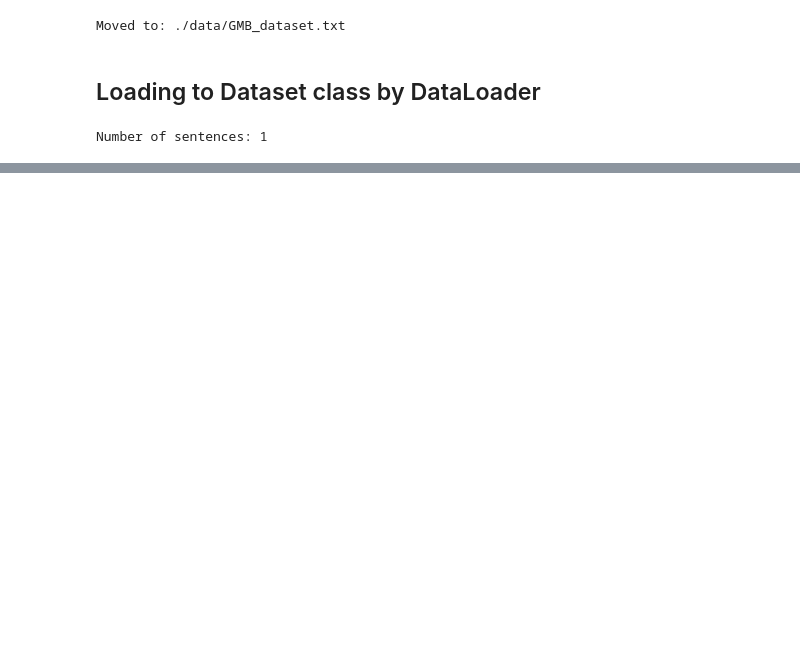
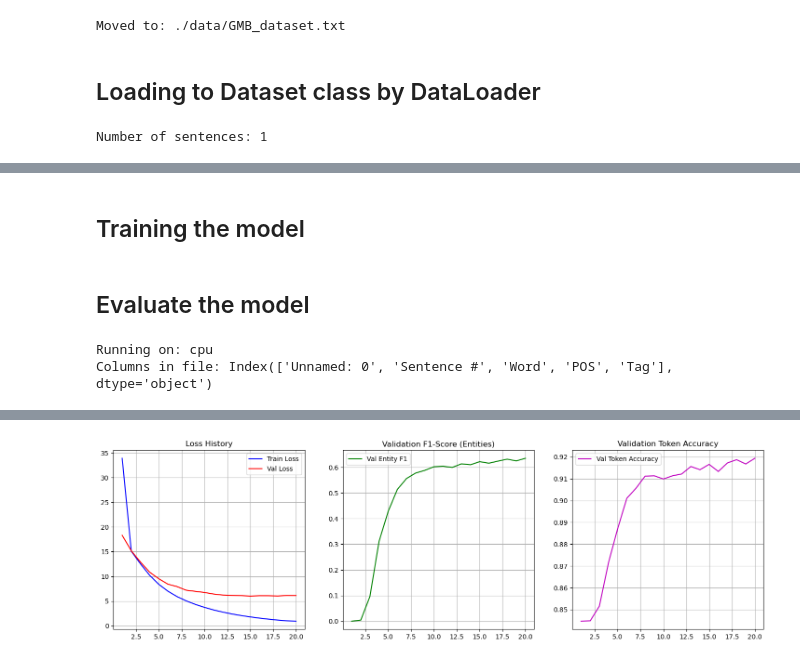
Before and after one commit to khangbkk23/NER_Bidirectional_LSTM, a Jupyter notebook: pipeline.ipynb, the cells around one changed output, grey strips where cells are left out. Drawn from its saved outputs; the diff is of its cells as text; code cells hidden in the pictures; blank space fills up the shorter version.

```diff
--- a/pipeline.ipynb
+++ b/pipeline.ipynb
@@ -133,0 +133,7 @@ Columns in file: Index(['Unnamed: 0', 'Sentence #', 'Word', 'POS', 'Tag'], dtype
+# %%
+def collate_fn(batch):
+    sentences, tags = zip(*batch)
+    lengths = torch.tensor([len(s) for s in sentences])
+    s_padded = pad_sequence(sentences, batch_first=True, padding_value=0)
+    t_padded = pad_sequence(tags, batch_first=True, padding_value=0)
+    return s_padded, t_padded, lengths
@@ -133,0 +234,10 @@ Columns in file: Index(['Unnamed: 0', 'Sentence #', 'Word', 'POS', 'Tag'], dtype
+# %% [markdown]
+## Training the model
+# %%
+### Configurate the hyperparameters
+BATCH_SIZE = 64
+EMBEDDING_DIM = 100
+HIDDEN_DIM = 128
+EPOCHS = 50
+LEARNING_RATE = 0.001
+DEVICE = torch.device('cuda' if torch.cuda.is_available() else 'cpu')
@@ -133,0 +312,2 @@ Columns in file: Index(['Unnamed: 0', 'Sentence #', 'Word', 'POS', 'Tag'], dtype
+# %% [markdown]
+## Evaluate the model
@@ -133,0 +337,52 @@ Columns in file: Index(['Unnamed: 0', 'Sentence #', 'Word', 'POS', 'Tag'], dtype
+# %%
+import pandas as pd
+import numpy as np
+import torch
+import torch.nn as nn
+import torch.optim as optim
+from torch.utils.data import Dataset, DataLoader
+from torch.nn.utils.rnn import pad_sequence, pack_padded_sequence, pad_packed_sequence
+from sklearn.metrics import classification_report, accuracy_score
+import matplotlib.pyplot as plt
+import time
+
+if __name__ == "__main__":
+    print(f"Running on: {DEVICE}")
+
+    # 1. Load & Split Data
+    all_sentences, all_tags = read_text(file_path)
+    print(f"Total Sentences: {len(all_sentences)}")
+
+    test_split = int(len(all_sentences) * 0.9)
+    train_full_s, test_s = all_sentences[:test_split], all_sentences[test_split:]
+    train_full_t, test_t = all_tags[:test_split], all_tags[test_split:]
+
+    val_split = int(len(train_full_s) * 0.9)
+    train_s, val_s = train_full_s[:val_split], train_full_s[val_split:]
+    train_t, val_t = train_full_t[:val_split], train_full_t[val_split:]
+
+    # 2. Build Vocab & Loaders
+    vocab = Vocabulary()
+    vocab.build_vocab(train_s, train_t)
+    print(f"Vocab: {len(vocab.word2idx)} words, {len(vocab.tag2idx)} tags")
+
+    train_loader = DataLoader(NERDataset(train_s, train_t, vocab), batch_size=BATCH_SIZE, shuffle=True, collate_fn=collate_fn)
+    val_loader = DataLoader(NERDataset(val_s, val_t, vocab), batch_size=BATCH_SIZE, shuffle=False, collate_fn=collate_fn)
+    test_loader = DataLoader(NERDataset(test_s, test_t, vocab), batch_size=BATCH_SIZE, shuffle=False, collate_fn=collate_fn)
+
+    # 3. Train
+    model = BiLSTM_CRF(len(vocab.word2idx), vocab.tag2idx, EMBEDDING_DIM, HIDDEN_DIM).to(DEVICE)
+
+    optimizer = optim.AdamW(model.parameters(), lr=LEARNING_RATE, weight_decay=1e-4)
+    scheduler = optim.lr_scheduler.ReduceLROnPlateau(optimizer, mode='min', factor=0.5, patience=2)
+
+    print("\n--- Starting Training ---")
+    start_time = time.time()
+    history = train_model(model, train_loader, val_loader, optimizer, scheduler, vocab, patience=5)
+    print(f"Training Time: {time.time() - start_time:.0f}s")
+
+    # 4. Plot Charts
+    plot_history(history)
+# %% [output]
+Running on: cpu
+Columns in file: Index(['Unnamed: 0', 'Sentence #', 'Word', 'POS', 'Tag'], dtype='object')
@@ -133,0 +406 @@ Columns in file: Index(['Unnamed: 0', 'Sentence #', 'Word', 'POS', 'Tag'], dtype
+[figure, added]
```
Also changed, not shown: parts of 16 cells of this notebook, 1 other file.
